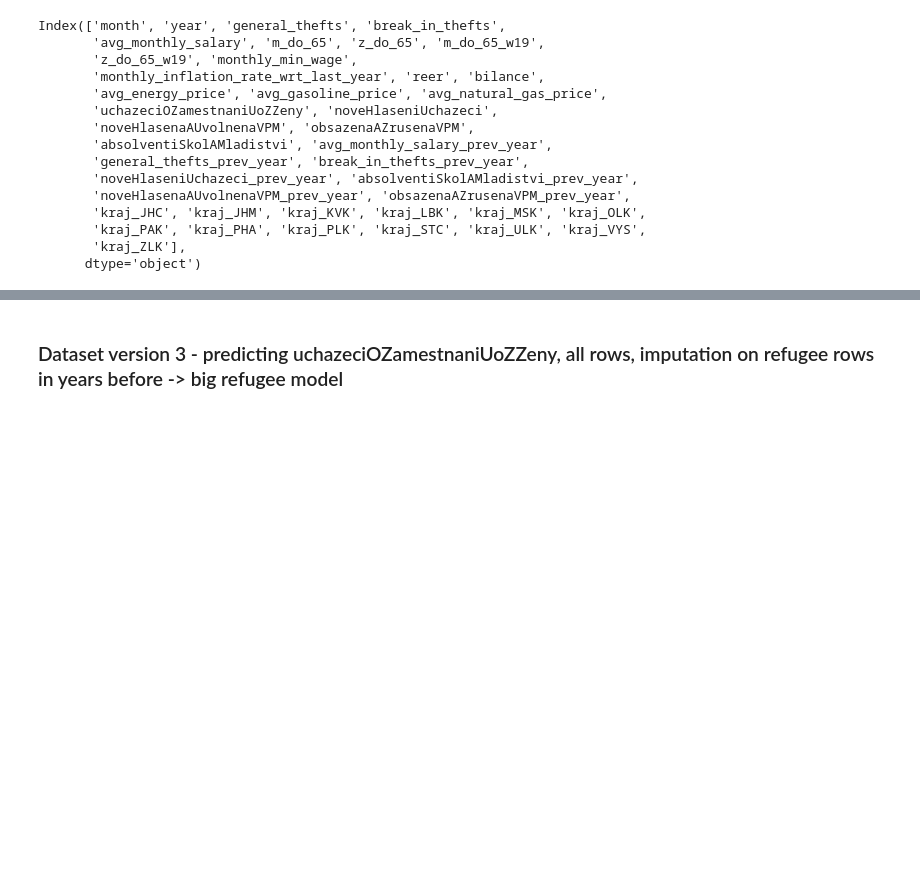
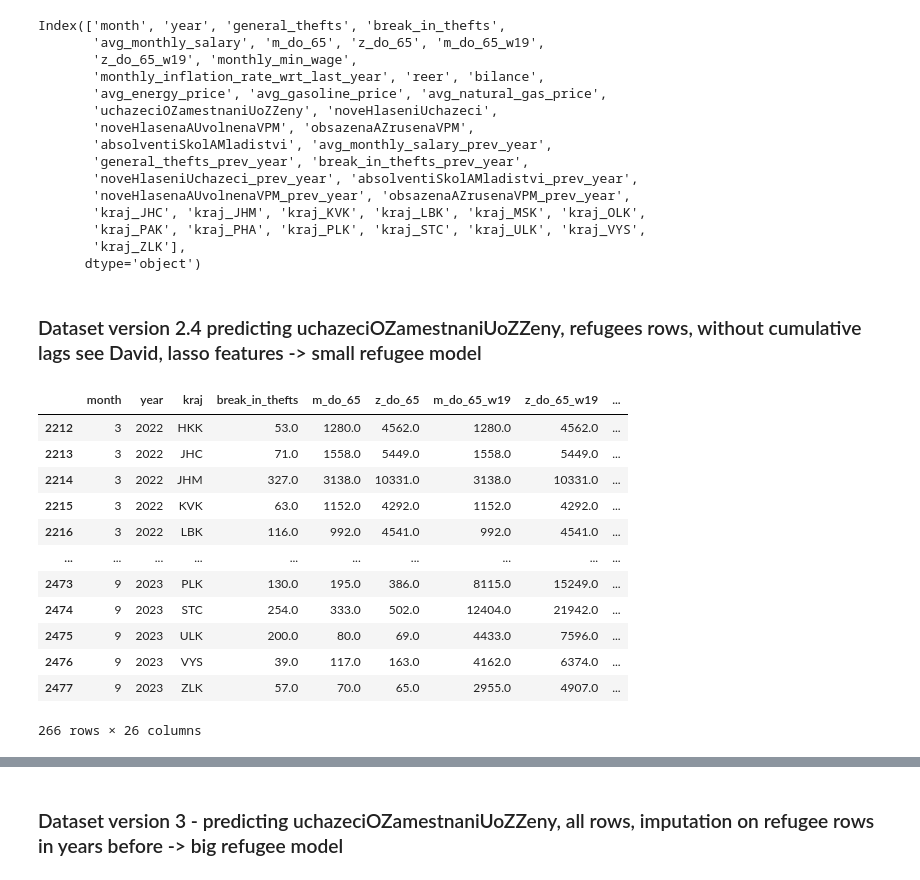
Before and after one commit to DianaKorladinova/SAN_Unemployment_Refugees, a Jupyter notebook: models/models2.ipynb, the cells around one changed output, grey strips where cells are left out. Drawn from its saved outputs; the diff is of its cells as text; code cells hidden in the pictures; blank space fills up the shorter version.

Commit message:
zero model experiments

```diff
--- a/models/models2.ipynb
+++ b/models/models2.ipynb
@@ -566,3 +563,31 @@ Index(['month', 'year', 'general_thefts', 'break_in_thefts',
        'kraj_PAK', 'kraj_PHA', 'kraj_PLK', 'kraj_STC', 'kraj_ULK', 'kraj_VYS',
        'kraj_ZLK'],
       dtype='object')
+# %% [markdown]
+### Dataset version 2.4 predicting uchazeciOZamestnaniUoZZeny, refugees rows, without cumulative lags see David, lasso features -> small refugee model
+# %%
+drop_cols2 = [f"celkem_w{w}" for w in range(2,20)]
+drop_cols2 += [f"m_do_65_w{w}" for w in range(2,19)]
+drop_cols2 += [f"z_do_65_w{w}" for w in range(2,19)]
+drop_cols2 += [f"m_do_65_w{w}_ratio" for w in range(2,20)]
+drop_cols2 += [f"z_do_65_w{w}_ratio" for w in range(2,20)]
+drop_cols2 += ["celkem", "m_do_65_ratio", "z_do_65_ratio", "uchazeciOZamestnaniUoZ", "uchazeciOZamestnaniUoZZeny_ratio", "uchazeciOZamestnaniUoZMuzi", "uchazeciOZamestnaniUoZMuzi_ratio"]
+drop_cols2 += ["general_thefts", "avg_monthly_salary", "monthly_min_wage"] #LASSO
+# %%
+df24 = orig_df.drop(columns=drop_cols2)
+df24 = df24[(df24.year > 2022) | ((df24.year == 2022) & (df24.month > 2))]
+df24
+# %% [output]
+|  | month | year | kraj | break_in_thefts | m_do_65 | z_do_65 | m_do_65_w19 | z_do_65_w19 | ... |
+| 2212 | 3 | 2022 | HKK | 53.0 | 1280.0 | 4562.0 | 1280.0 | 4562.0 | ... |
+| 2213 | 3 | 2022 | JHC | 71.0 | 1558.0 | 5449.0 | 1558.0 | 5449.0 | ... |
+| 2214 | 3 | 2022 | JHM | 327.0 | 3138.0 | 10331.0 | 3138.0 | 10331.0 | ... |
+| 2215 | 3 | 2022 | KVK | 63.0 | 1152.0 | 4292.0 | 1152.0 | 4292.0 | ... |
+| 2216 | 3 | 2022 | LBK | 116.0 | 992.0 | 4541.0 | 992.0 | 4541.0 | ... |
+| ... | ... | ... | ... | ... | ... | ... | ... | ... | ... |
+| 2473 | 9 | 2023 | PLK | 130.0 | 195.0 | 386.0 | 8115.0 | 15249.0 | ... |
+| 2474 | 9 | 2023 | STC | 254.0 | 333.0 | 502.0 | 12404.0 | 21942.0 | ... |
+| 2475 | 9 | 2023 | ULK | 200.0 | 80.0 | 69.0 | 4433.0 | 7596.0 | ... |
+| 2476 | 9 | 2023 | VYS | 39.0 | 117.0 | 163.0 | 4162.0 | 6374.0 | ... |
+| 2477 | 9 | 2023 | ZLK | 57.0 | 70.0 | 65.0 | 2955.0 | 4907.0 | ... |
+266 rows × 26 columns
```
Also changed, not shown: parts of 18 cells of this notebook.
